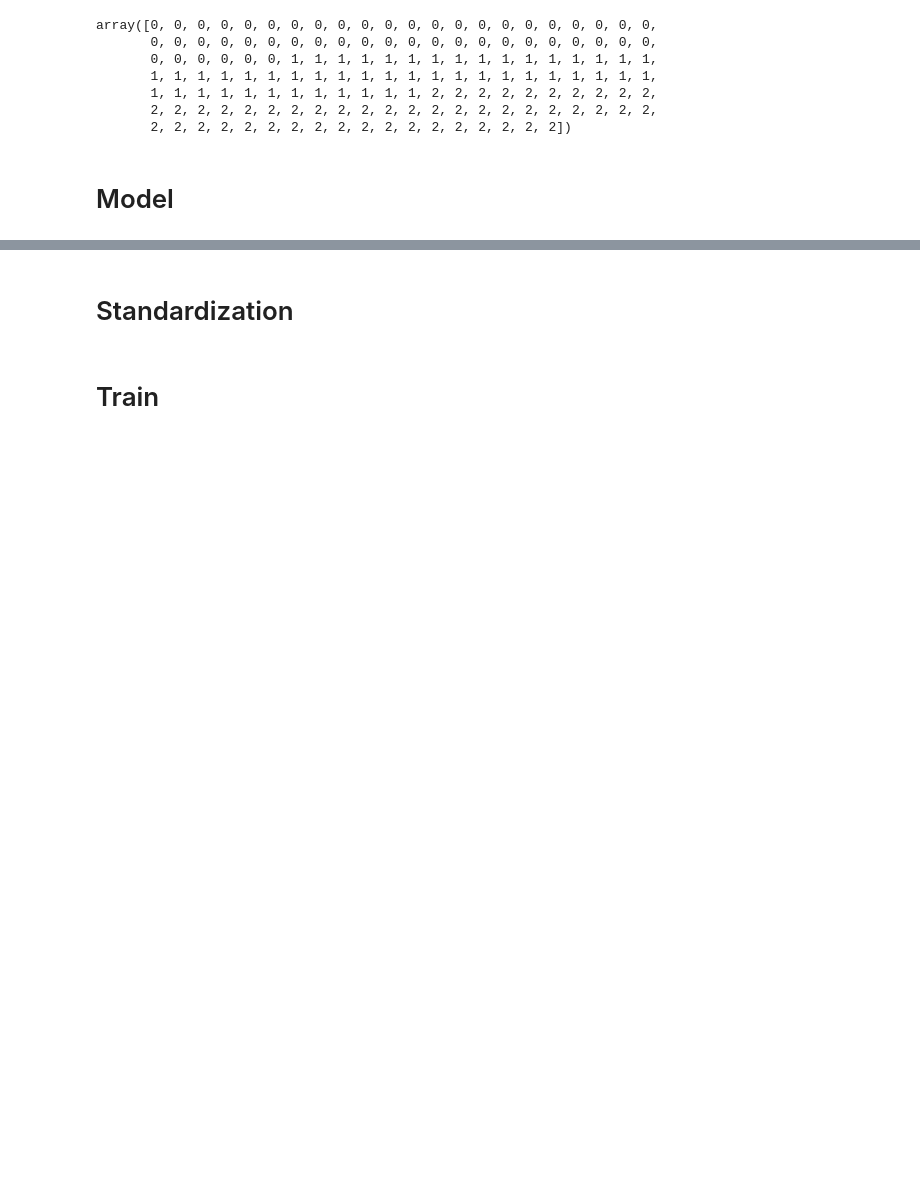
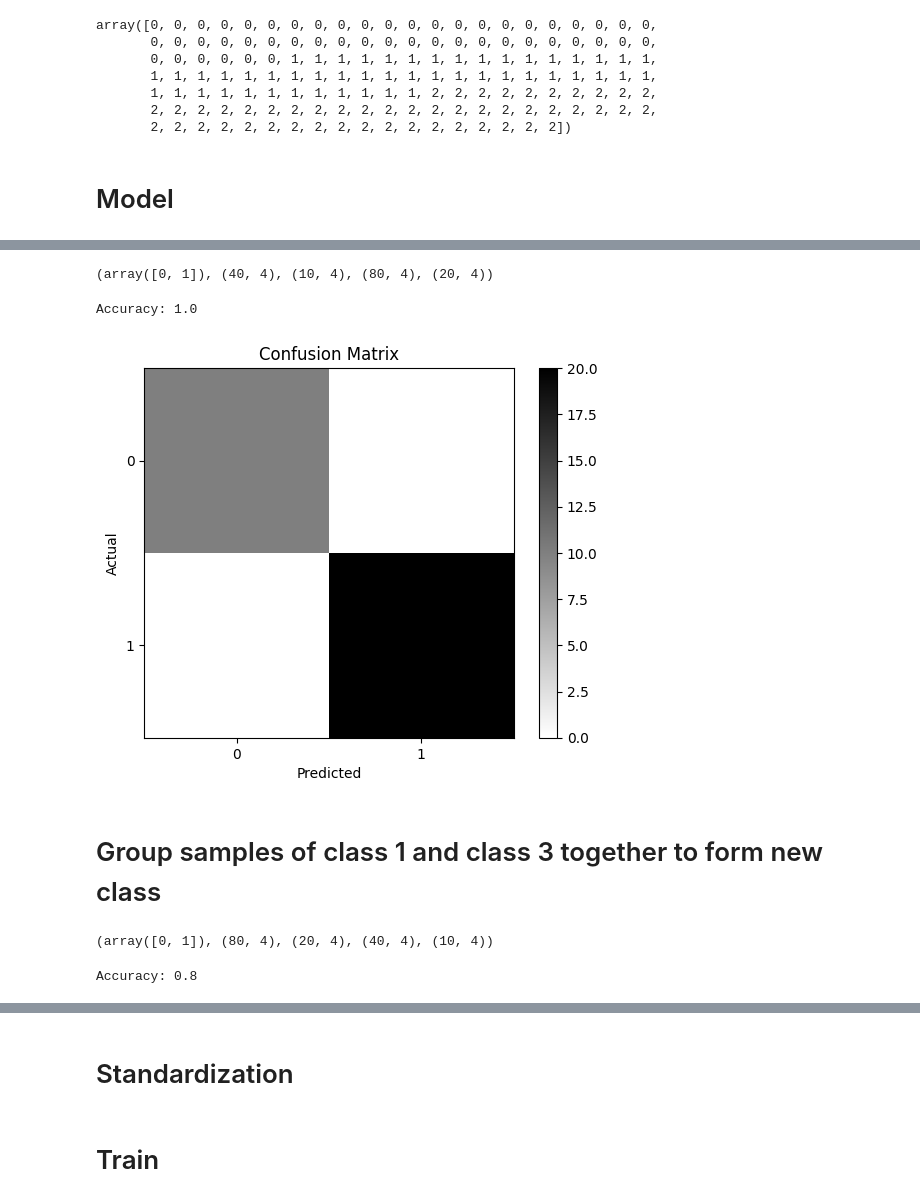
Before and after one commit to MH0386/logistic_regression, a Jupyter notebook: logistic_regression_with_iris.ipynb, the cells around one changed output, grey strips where cells are left out. Drawn from its saved outputs; the diff is of its cells as text; code cells hidden in the pictures; blank space fills up the shorter version.

```diff
--- a/logistic_regression_with_iris.ipynb
+++ b/logistic_regression_with_iris.ipynb
@@ -158,0 +172,18 @@ class LogisticRegression:
+# %%
+Y_train = np.where(y == 2, 1, y)
+
+X_train_class1, X_test_class1, Y_train_class1, Y_test_class1 = train_test_split(
+    x[Y_train == 0], Y_train[Y_train == 0], test_size=0.2, random_state=42
+)
+X_train_class2, X_test_class2, Y_train_class2, Y_test_class2 = train_test_split(
+    x[Y_train == 1], Y_train[Y_train == 1], test_size=0.2, random_state=42
+)
+
+X_train = np.concatenate((X_train_class1, X_train_class2), axis=0)
+X_test = np.concatenate((X_test_class1, X_test_class2), axis=0)
+Y_train = np.concatenate((Y_train_class1, Y_train_class2), axis=0)
+Y_test = np.concatenate((Y_test_class1, Y_test_class2), axis=0)
+# %%
+np.unique(Y_train), X_train_class1.shape, X_test_class1.shape, X_train_class2.shape, X_test_class2.shape
+# %% [output]
+(array([0, 1]), (40, 4), (10, 4), (80, 4), (20, 4))
@@ -158,0 +192,22 @@ class LogisticRegression:
+# %%
+model.fit(X_train, Y_train)
+# %%
+model.eval(X_test, Y_test)
+# %% [output]
+Accuracy: 1.0
+# %%
+Y_pred = model.predict(X_test)
+# %%
+confusion_matrix(Y_test, Y_pred.round())
+plt.imshow(confusion_matrix(Y_test, Y_pred.round()), cmap="binary", interpolation="None")
+plt.title("Confusion Matrix")
+plt.xlabel("Predicted")
+plt.ylabel("Actual")
+plt.xticks([0, 1])
+plt.yticks([0, 1])
+plt.colorbar()
+plt.show()
+# %% [output]
+[figure, added]
+# %% [markdown]
+# Group samples of class 1 and class 3 together to form new class
@@ -158,0 +228,4 @@ class LogisticRegression:
+# %%
+np.unique(Y_train), X_train_class1.shape, X_test_class1.shape, X_train_class2.shape, X_test_class2.shape
+# %% [output]
+(array([0, 1]), (80, 4), (20, 4), (40, 4), (10, 4))
@@ -158,0 +236,4 @@ class LogisticRegression:
+# %%
+model.eval(X_test, Y_test)
+# %% [output]
+Accuracy: 0.8
```
Also changed, not shown: parts of 36 cells of this notebook.
